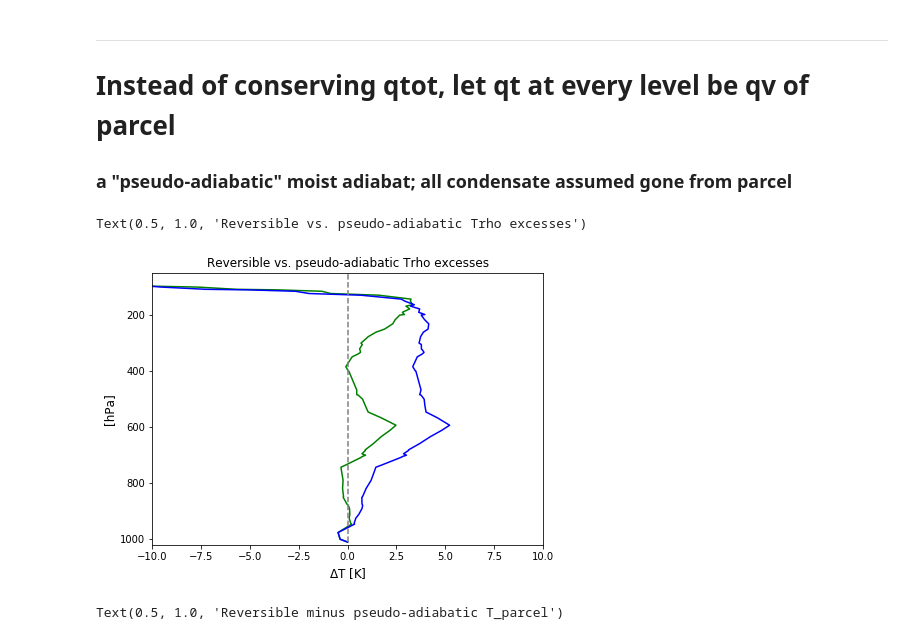
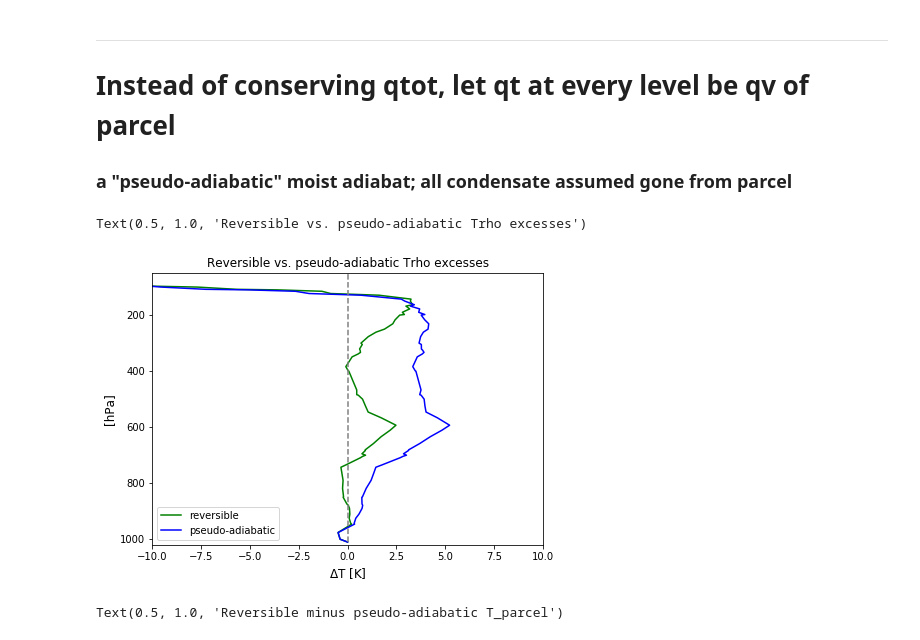
Before and after one commit to weiming9115/ATM663_convection_meso, a Jupyter notebook: Resources/Notebooks/Real_Parcel_Buoyancy_weiming.ipynb, the cells around one changed output. Saved outputs shown, nothing was run; the diff lists cells and outputs as text; code cells hidden in the pictures.

```diff
--- a/Resources/Notebooks/Real_Parcel_Buoyancy_weiming.ipynb
+++ b/Resources/Notebooks/Real_Parcel_Buoyancy_weiming.ipynb
@@ -304,6 +304,8 @@ def Trho(T,qv,qc):
     Tref = 273.16
     return (1 + 0.61*qv -qc)*(T+Tref) - Tref # density temperature, considering condensed water loading
 # %%
+qcp = qtot - qvp
+
 fig = plt.figure(figsize=(14,5))
 
 ax1 = plt.subplot(1,2,1)
@@ -338,20 +340,21 @@ Total water content is conserved during the reversible process.
 # %%
 Tp_precip,qvp_precip = invert_entropy(sm[0],qvp, np.where(p>100,p,100)) # assume reversible
 
 # Ultimate parcel-env density indicator T_rho
 
 #plot( Trho(Tp,       qvp,       0  )-Tv(T,q) ,p, 'g'); plot(p*0,p)
 #plot( Trho(Tp_precip,qvp_precip,qcp)-Tv(T,q) ,p, 'b'); plot(p*0,p)
 
 fig = plt.figure(figsize=(7,5))
 plot( Trho(Tp,       qvp,       qcp  )-Tv(T,q) ,p, 'g') # reversible
 plot( Trho(Tp_precip,qvp_precip, 0)-Tv(T,q) ,p, 'b'); plot(p*0,p,'--',color='grey') # persudo-adiabatic
 ylabel('[hPa]',fontsize=12); xlabel('$\Delta$T [K]',fontsize=12)
+plt.legend(['reversible','pseudo-adiabatic'])
 
 ylim([1020,50]); xlim([-10,10]); title('Reversible vs. pseudo-adiabatic Trho excesses')
 # %% [output]
 Text(0.5, 1.0, 'Reversible vs. pseudo-adiabatic Trho excesses')
-[figure, old version]
+[figure, new version]
 # %%
 # Temperature difference: reversible minus pseudo-adiabatic
 plot( Tp-Tp_precip ,p,'b'); plot(p*0,p,'--',color='grey')
```
Also changed, not shown: parts of 15 cells of this notebook.
